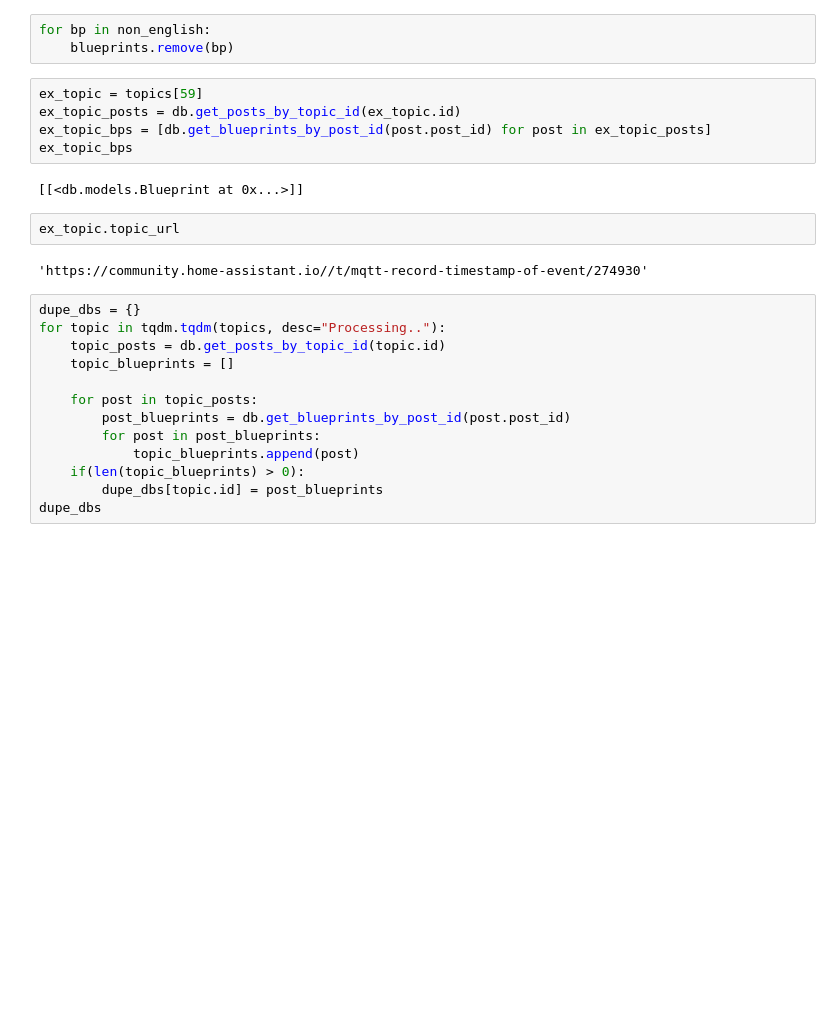
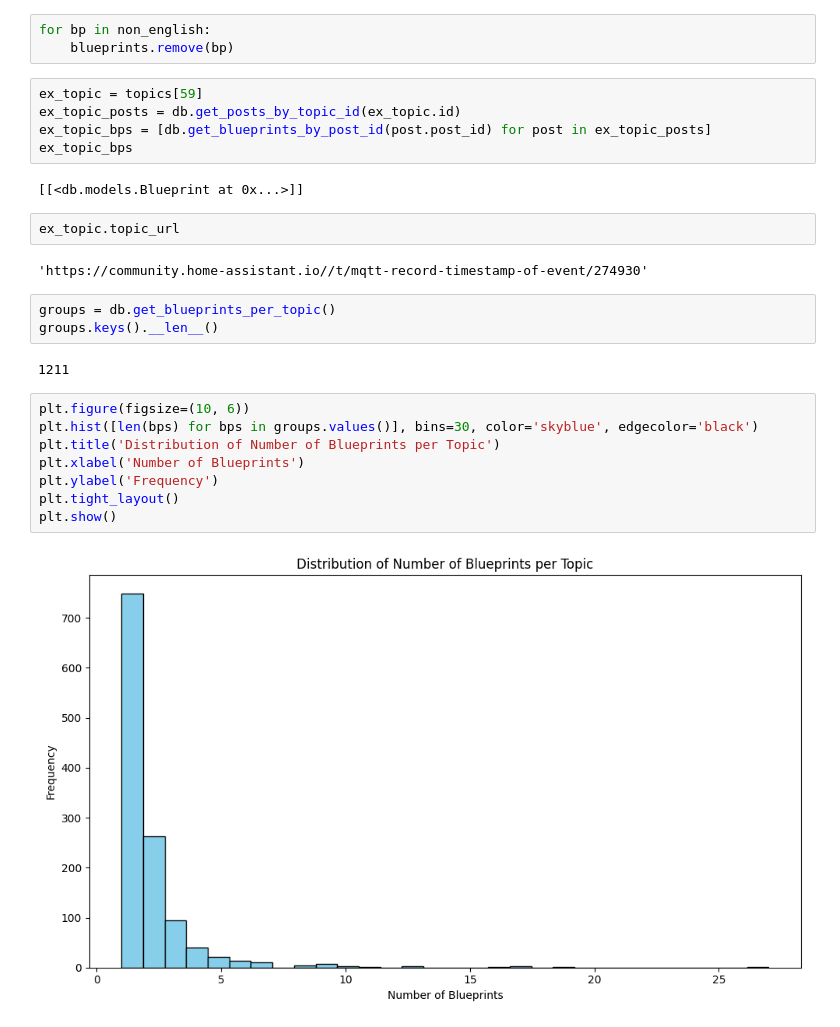
Before and after one commit to 598975/BP-classification, a Jupyter notebook: 251029-topics-posts-exploration.ipynb, the cells around one changed output. Cells and saved outputs as stored; diff of their text form; blank space fills up the shorter version.

```diff
--- a/251029-topics-posts-exploration.ipynb
+++ b/251029-topics-posts-exploration.ipynb
@@ -46,16 +53,18 @@ ex_topic_bps
 ex_topic.topic_url
 # %% [output]
 'https://community.home-assistant.io//t/mqtt-record-timestamp-of-event/274930'
-# %%
-dupe_dbs = {}
-for topic in tqdm.tqdm(topics, desc="Processing.."):
-    topic_posts = db.get_posts_by_topic_id(topic.id)
-    topic_blueprints = []
-
-    for post in topic_posts:
-        post_blueprints = db.get_blueprints_by_post_id(post.post_id)
-        for post in post_blueprints:
-            topic_blueprints.append(post)
-    if(len(topic_blueprints) > 0):
-        dupe_dbs[topic.id] = post_blueprints
-dupe_dbs
+# %%
+groups = db.get_blueprints_per_topic()
+groups.keys().__len__()
+# %% [output]
+1211
+# %%
+plt.figure(figsize=(10, 6))
+plt.hist([len(bps) for bps in groups.values()], bins=30, color='skyblue', edgecolor='black')
+plt.title('Distribution of Number of Blueprints per Topic')
+plt.xlabel('Number of Blueprints')
+plt.ylabel('Frequency')
+plt.tight_layout()
+plt.show()
+# %% [output]
+[figure, added]
```
Also changed, not shown: parts of 5 cells of this notebook, 1 other file.
